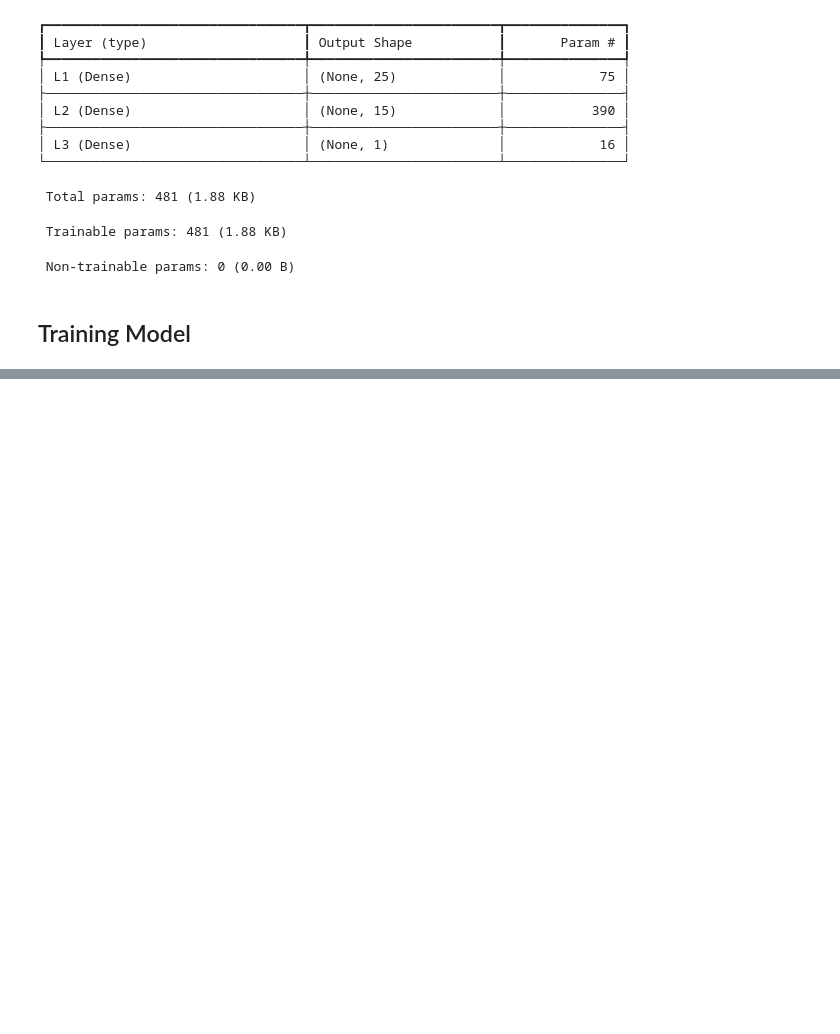
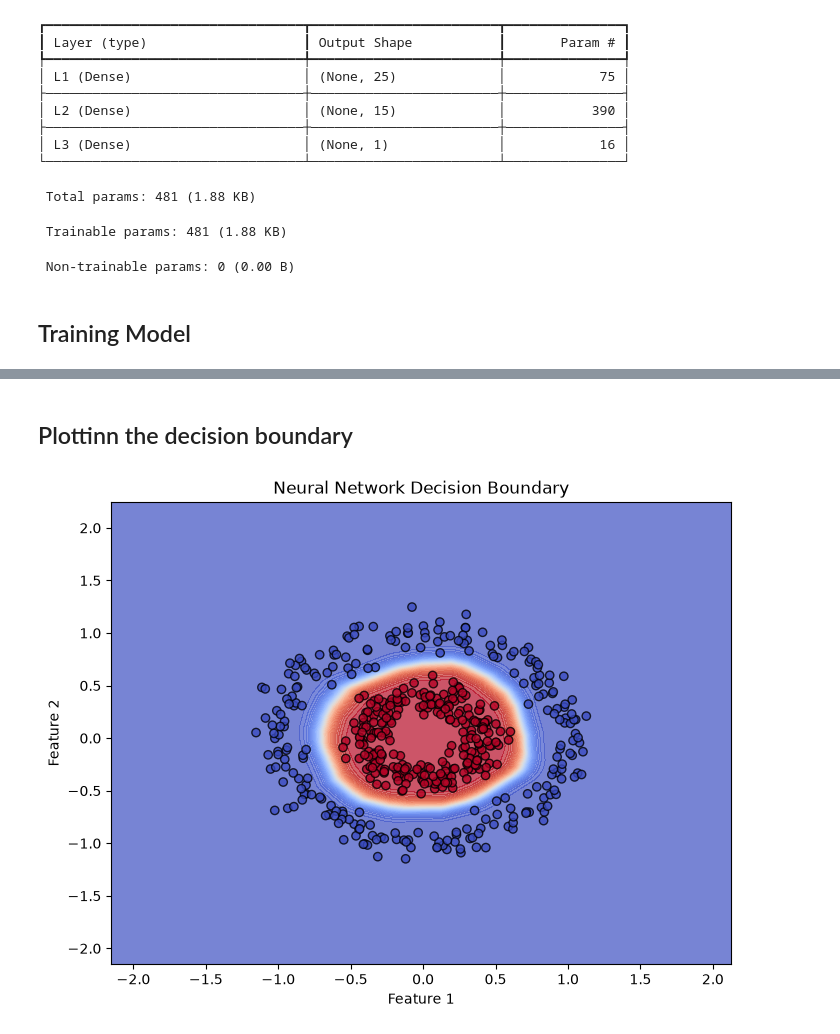
Before and after one commit to kiyamehr/Machine-Learning-Journey, a Jupyter notebook: Practice Labs/Neural Network/01-Practice 1/train.ipynb, the cells around one changed output, grey strips where cells are left out. Drawn from its saved outputs; the diff is of its cells as text; code cells hidden in the pictures; blank space fills up the shorter version.

```diff
--- a/Practice Labs/Neural Network/01-Practice 1/train.ipynb
+++ b/Practice Labs/Neural Network/01-Practice 1/train.ipynb
@@ -119,0 +176,47 @@ Model: "sequential_1"
+# %%
+# Creating grid
+
+x_min, x_max = X[:, 0].min() - 1, X[:, 0].max() + 1
+y_min, y_max = X[:, 1].min() - 1, X[:, 1].max() + 1
+
+xx, yy = np.meshgrid(
+    np.linspace(x_min, x_max, 300),
+    np.linspace(y_min, y_max, 300)
+)
+
+grid = np.c_[xx.ravel(), yy.ravel()]
+# %%
+grid_scaled = scaler.transform(grid)
+pred = model.predict(grid_scaled, verbose=0)
+pred = pred.reshape(xx.shape)
+# %% [markdown]
+## Plottinn the decision boundary
+# %%
+plt.figure(figsize=(8,6))
+
+plt.contourf(
+    xx,
+    yy,
+    pred,
+    levels=50,
+    cmap="coolwarm",
+    alpha=0.7
+)
+
+# Plot the original points
+plt.scatter(
+    X[:,0],
+    X[:,1],
+    c=y,
+    cmap="coolwarm",
+    edgecolors="k",
+    alpha=0.8
+)
+
+plt.xlabel("Feature 1")
+plt.ylabel("Feature 2")
+plt.title("Neural Network Decision Boundary")
+
+plt.show()
+# %% [output]
+[figure, added]
```
Also changed, not shown: parts of 7 cells of this notebook.
